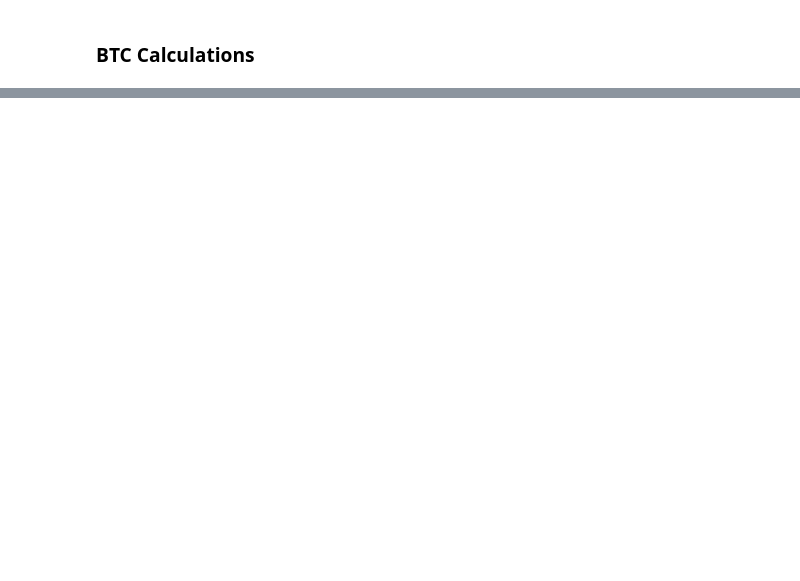
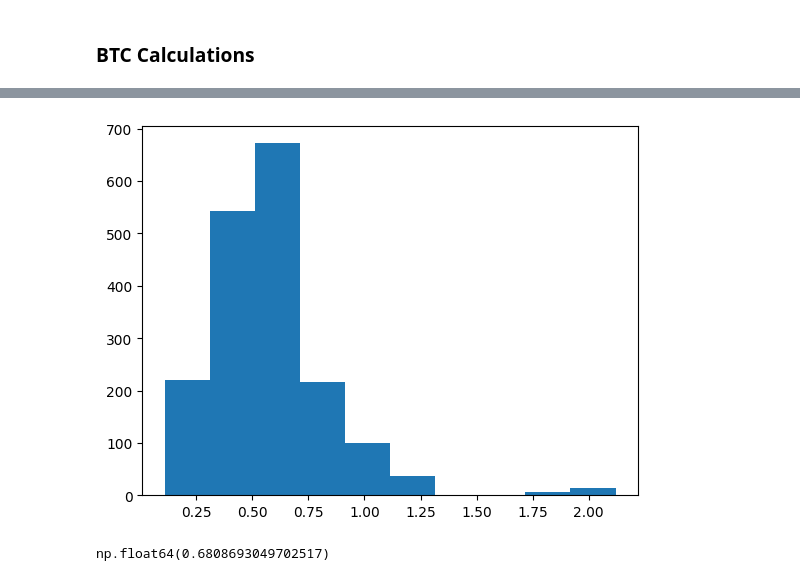
Before and after one commit to JoysGitHubPortfolio/SecuritiesModelling, a Jupyter notebook: Answers/Q2.ipynb, the cells around one changed output, grey strips where cells are left out. Drawn from its saved outputs; the diff is of its cells as text; code cells hidden in the pictures; blank space fills up the shorter version.

```diff
--- a/Answers/Q2.ipynb
+++ b/Answers/Q2.ipynb
@@ -159,0 +165,10 @@ np.float64(0.5785168502808832)
+# %%
+plt.hist(btc_annualized_volatility)
+plt.show()
+# %% [output]
+[figure, added]
+# %%
+btc_75 = np.percentile(btc_annualized_volatility, 75)
+btc_75
+# %% [output]
+np.float64(0.6808693049702517)
```
Also changed, not shown: parts of 7 cells of this notebook, 2 other files.
